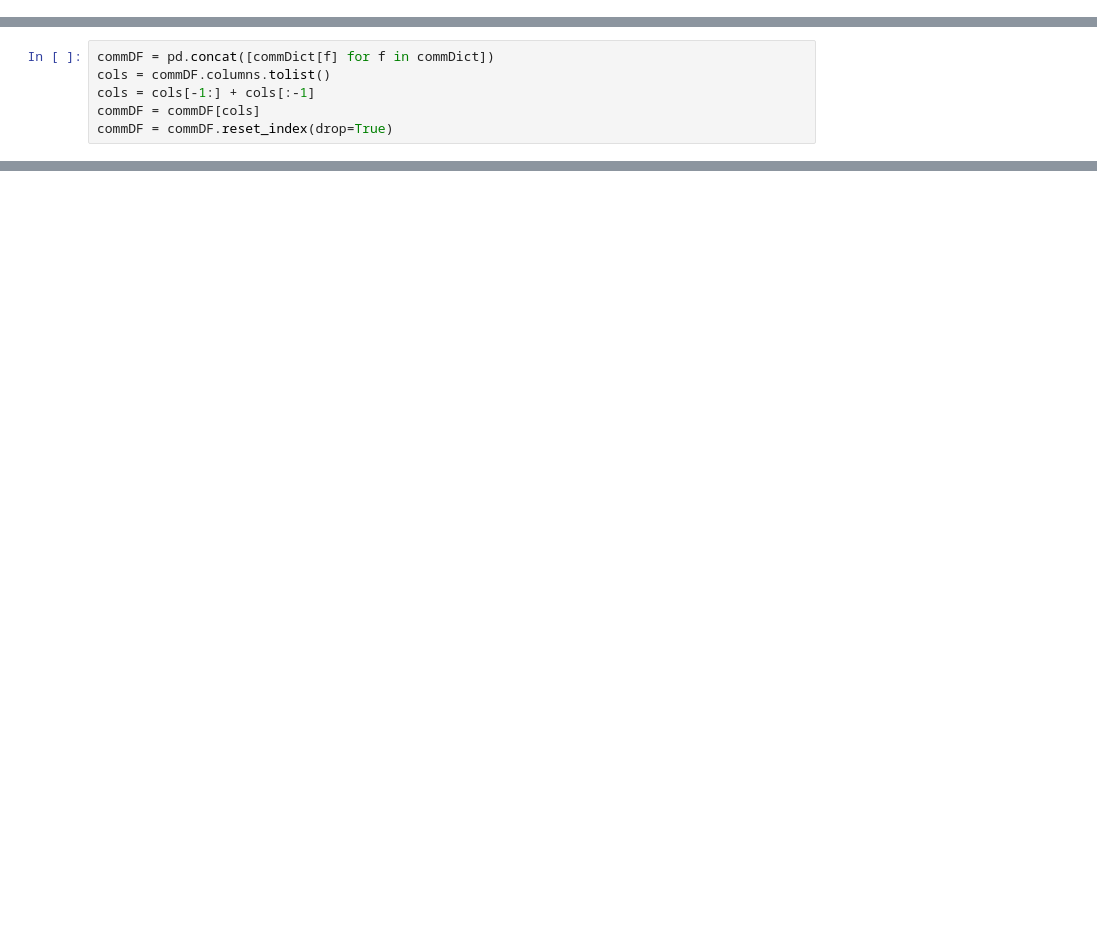
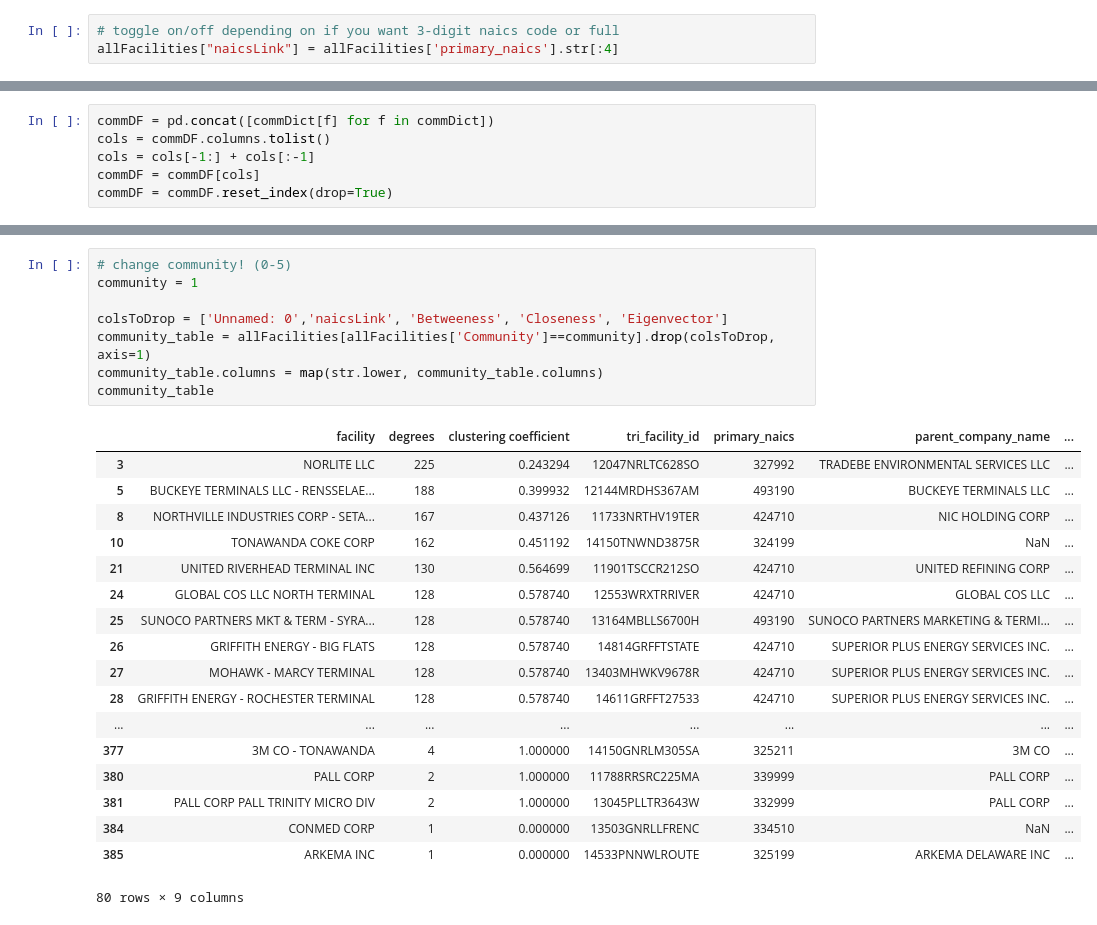
Before and after one commit to stevecarrea/ny_tri_networkAnalysis, a Jupyter notebook: communityAnalysis.ipynb, the cells around one changed output, grey strips where cells are left out. Saved outputs shown, nothing was run; the diff lists cells and outputs as text; blank space fills up the shorter version.

```diff
--- a/communityAnalysis.ipynb
+++ b/communityAnalysis.ipynb
@@ -50,4 +50,7 @@ naics[naics['naics'].str.len()==6]
 | 2207 | 928110 | National Security |
 | 2209 | 928120 | International Affairs |
 1065 rows × 2 columns
+# %%
+# toggle on/off depending on if you want 3-digit naics code or full
+allFacilities["naicsLink"] = allFacilities['primary_naics'].str[:4]
 # %%
@@ -115,3 +118,30 @@ commDF.groupby('community').head(n)
+# %%
+# change community! (0-5)
+community = 1
+
+colsToDrop = ['Unnamed: 0','naicsLink', 'Betweeness', 'Closeness', 'Eigenvector']
+community_table = allFacilities[allFacilities['Community']==community].drop(colsToDrop, axis=1)
+community_table.columns = map(str.lower, community_table.columns)
+community_table
+# %% [output]
+|  | facility | degrees | clustering coefficient | tri_facility_id | primary_naics | parent_company_name | ... |
+| 3 | NORLITE LLC | 225 | 0.243294 | 12047NRLTC628SO | 327992 | TRADEBE ENVIRONMENTAL SERVICES LLC | ... |
+| 5 | BUCKEYE TERMINALS LLC - RENSSELAE... | 188 | 0.399932 | 12144MRDHS367AM | 493190 | BUCKEYE TERMINALS LLC | ... |
+| 8 | NORTHVILLE INDUSTRIES CORP - SETA... | 167 | 0.437126 | 11733NRTHV19TER | 424710 | NIC HOLDING CORP | ... |
+| 10 | TONAWANDA COKE CORP | 162 | 0.451192 | 14150TNWND3875R | 324199 | NaN | ... |
+| 21 | UNITED RIVERHEAD TERMINAL INC | 130 | 0.564699 | 11901TSCCR212SO | 424710 | UNITED REFINING CORP | ... |
+| 24 | GLOBAL COS LLC NORTH TERMINAL | 128 | 0.578740 | 12553WRXTRRIVER | 424710 | GLOBAL COS LLC | ... |
+| 25 | SUNOCO PARTNERS MKT & TERM - SYRA... | 128 | 0.578740 | 13164MBLLS6700H | 493190 | SUNOCO PARTNERS MARKETING & TERMI... | ... |
+| 26 | GRIFFITH ENERGY - BIG FLATS | 128 | 0.578740 | 14814GRFFTSTATE | 424710 | SUPERIOR PLUS ENERGY SERVICES INC. | ... |
+| 27 | MOHAWK - MARCY TERMINAL | 128 | 0.578740 | 13403MHWKV9678R | 424710 | SUPERIOR PLUS ENERGY SERVICES INC. | ... |
+| 28 | GRIFFITH ENERGY - ROCHESTER TERMINAL | 128 | 0.578740 | 14611GRFFT27533 | 424710 | SUPERIOR PLUS ENERGY SERVICES INC. | ... |
+| ... | ... | ... | ... | ... | ... | ... | ... |
+| 377 | 3M CO - TONAWANDA | 4 | 1.000000 | 14150GNRLM305SA | 325211 | 3M CO | ... |
+| 380 | PALL CORP | 2 | 1.000000 | 11788RRSRC225MA | 339999 | PALL CORP | ... |
+| 381 | PALL CORP PALL TRINITY MICRO DIV | 2 | 1.000000 | 13045PLLTR3643W | 332999 | PALL CORP | ... |
+| 384 | CONMED CORP | 1 | 0.000000 | 13503GNRLLFRENC | 334510 | NaN | ... |
+| 385 | ARKEMA INC | 1 | 0.000000 | 14533PNNWLROUTE | 325199 | ARKEMA DELAWARE INC | ... |
+80 rows × 9 columns
 # %%
 # print bottom n industries for each community
 n = 3
```
Also changed, not shown: parts of 10 cells of this notebook, 3 other files.
